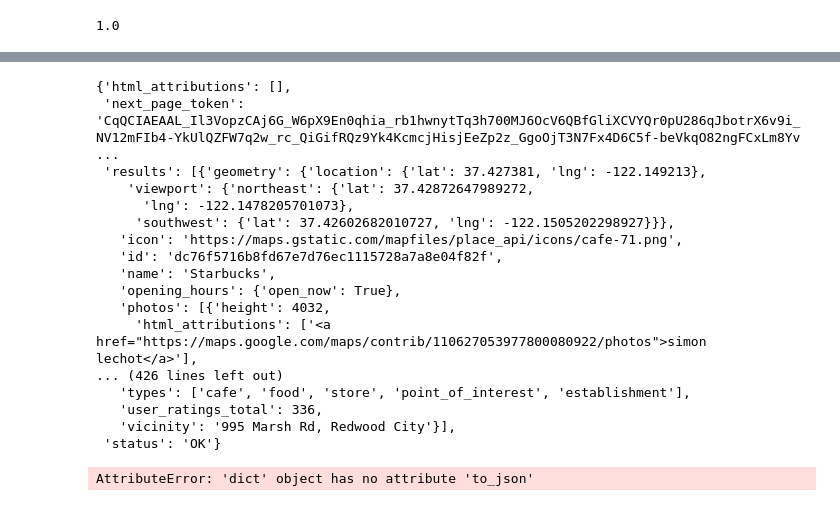
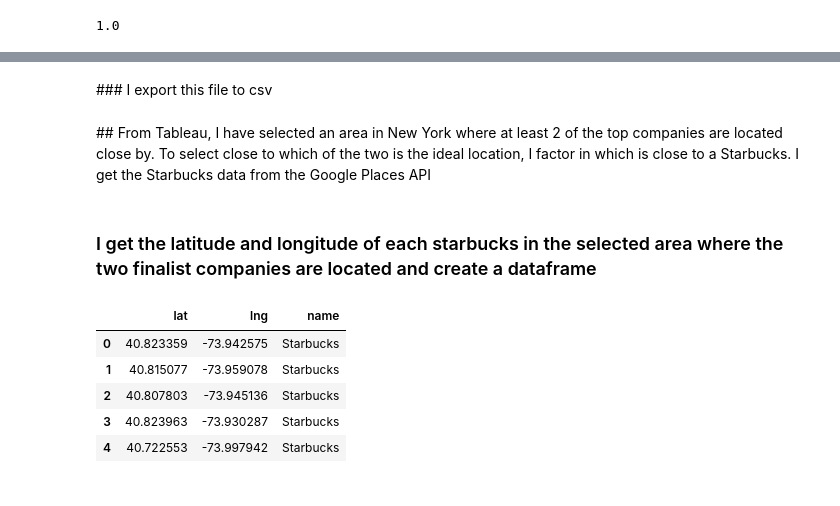
Before and after one commit to Pela12345/project-geospatial, a Jupyter notebook: Geo-Queries-Near.ipynb, the cells around one changed output, grey strips where cells are left out. Cells and saved outputs as stored; diff of their text form; code cells hidden in the pictures.

```diff
--- a/Geo-Queries-Near.ipynb
+++ b/Geo-Queries-Near.ipynb
@@ -211,0 +224,2 @@ b2.to_csv('geo_clean.csv')
+# %% [markdown]
+### I export this file to csv
@@ -212,29 +228,30 @@ b2.to_csv('geo_clean.csv')
+# %% [markdown]
+## From Tableau, I have selected an area in New York where at least 2 of the top companies are located close by. To select close to which of the two is the ideal location, I factor in which is close to a Starbucks. I get the Starbucks data from the Google Places API
 # %%
-#in san francisco 37.7749° N, 122.4194° W
 key=os.environ['API_Token']
-geocode_url = "https://maps.googleapis.com/maps/api/place/nearbysearch/json?location=37.4419,-122.1430&radius=49900&keyword=Starbucks&key={}".format(key)
-res = requests.get(geocode_url)
-results = res.json()
-results
+geocode_url = "https://maps.googleapis.com/maps/api/place/nearbysearch/json?location=40.822087,-73.950677&radius=49900&keyword=Starbucks&key={}".format(key)
+res = requests.get(geocode_url).json()
-# %% [output]
-{'html_attributions': [],
- 'next_page_token': 'CqQCIAEAAL_Il3VopzCAj6G_W6pX9En0qhia_rb1hwnytTq3h700MJ6OcV6QBfGliXCVYQr0pU286qJbotrX6v9i_NV12mFIb4-YkUlQZFW7q2w_rc_QiGifRQz9Yk4KcmcjHisjEeZp2z_GgoOjT3N7Fx4D6C5f-beVkqO82ngFCxLm8Yv ...
- 'results': [{'geometry': {'location': {'lat': 37.427381, 'lng': -122.149213},
-    'viewport': {'northeast': {'lat': 37.42872647989272,
-      'lng': -122.1478205701073},
-     'southwest': {'lat': 37.42602682010727, 'lng': -122.1505202298927}}},
-   'icon': 'https://maps.gstatic.com/mapfiles/place_api/icons/cafe-71.png',
-   'id': 'dc76f5716b8fd67e7d76ec1115728a7a8e04f82f',
-   'name': 'Starbucks',
-   'opening_hours': {'open_now': True},
-   'photos': [{'height': 4032,
-     'html_attributions': ['<a href="https://maps.google.com/maps/contrib/110627053977800080922/photos">simon lechot</a>'],
-... (426 lines left out)
-   'types': ['cafe', 'food', 'store', 'point_of_interest', 'establishment'],
-   'user_ratings_total': 336,
-   'vicinity': '995 Marsh Rd, Redwood City'}],
- 'status': 'OK'}
-# %%
-results.to_json('starbucks.json', orient='records')
-# %% [output]
-AttributeError: 'dict' object has no attribute 'to_json'
+# %%
+starb_lat=[]
+starb_lng=[]
+starb_name=[]
+for i in res["results"]:
+    starb_lat.append(i.get("geometry").get("location").get("lat"))
+    starb_lng.append(i.get("geometry").get("location").get("lng"))
+    starb_name.append(i.get("name"))
+# %% [markdown]
+### I get the latitude and longitude of each starbucks in the selected area where the two finalist companies are located and create a dataframe
+# %%
+
+starbucks = pd.DataFrame()
+starbucks['lat']  = starb_lat
+starbucks['lng']  = starb_lng
+starbucks['name']  = starb_name
+starbucks.head()
+# %% [output]
+|  | lat | lng | name |
+| 0 | 40.823359 | -73.942575 | Starbucks |
+| 1 | 40.815077 | -73.959078 | Starbucks |
+| 2 | 40.807803 | -73.945136 | Starbucks |
+| 3 | 40.823963 | -73.930287 | Starbucks |
+| 4 | 40.722553 | -73.997942 | Starbucks |
```
Also changed, not shown: parts of 30 cells of this notebook, 6 other files.
